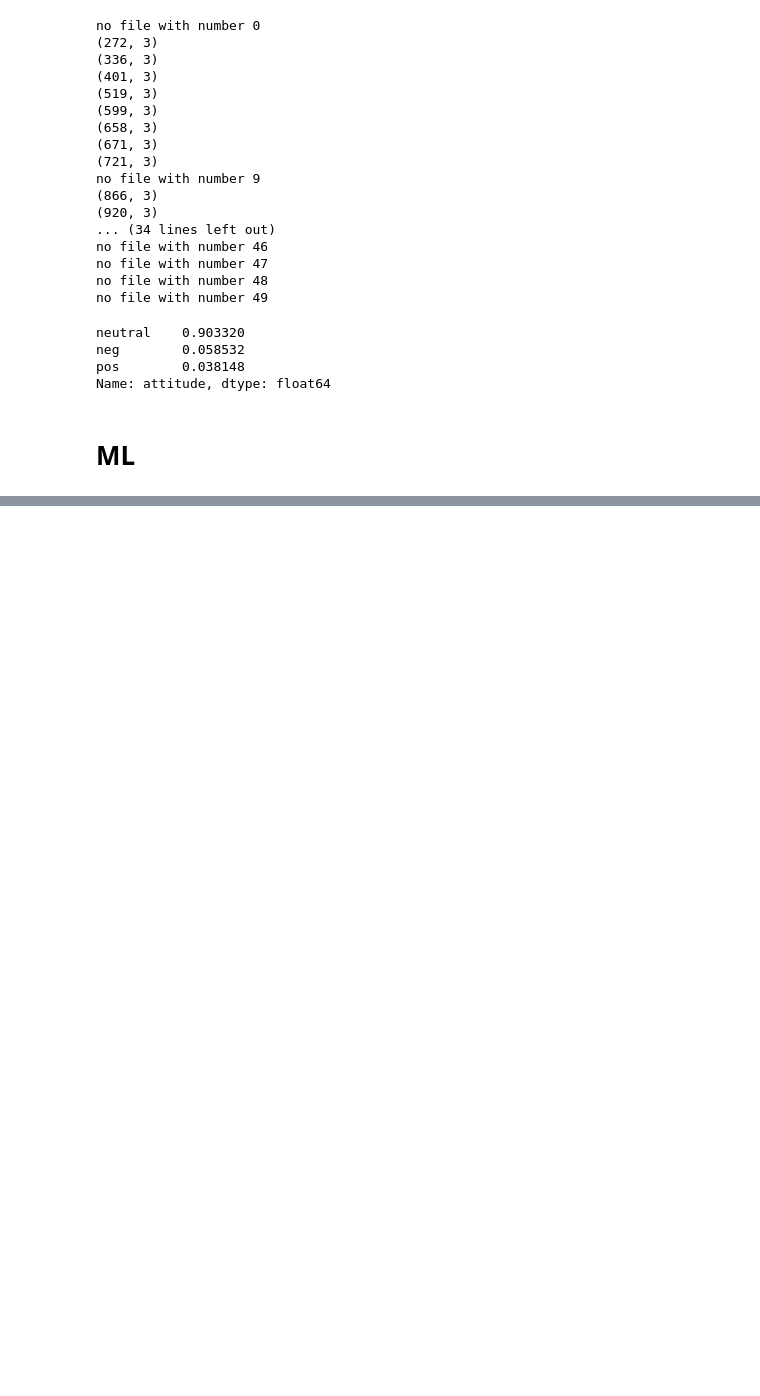
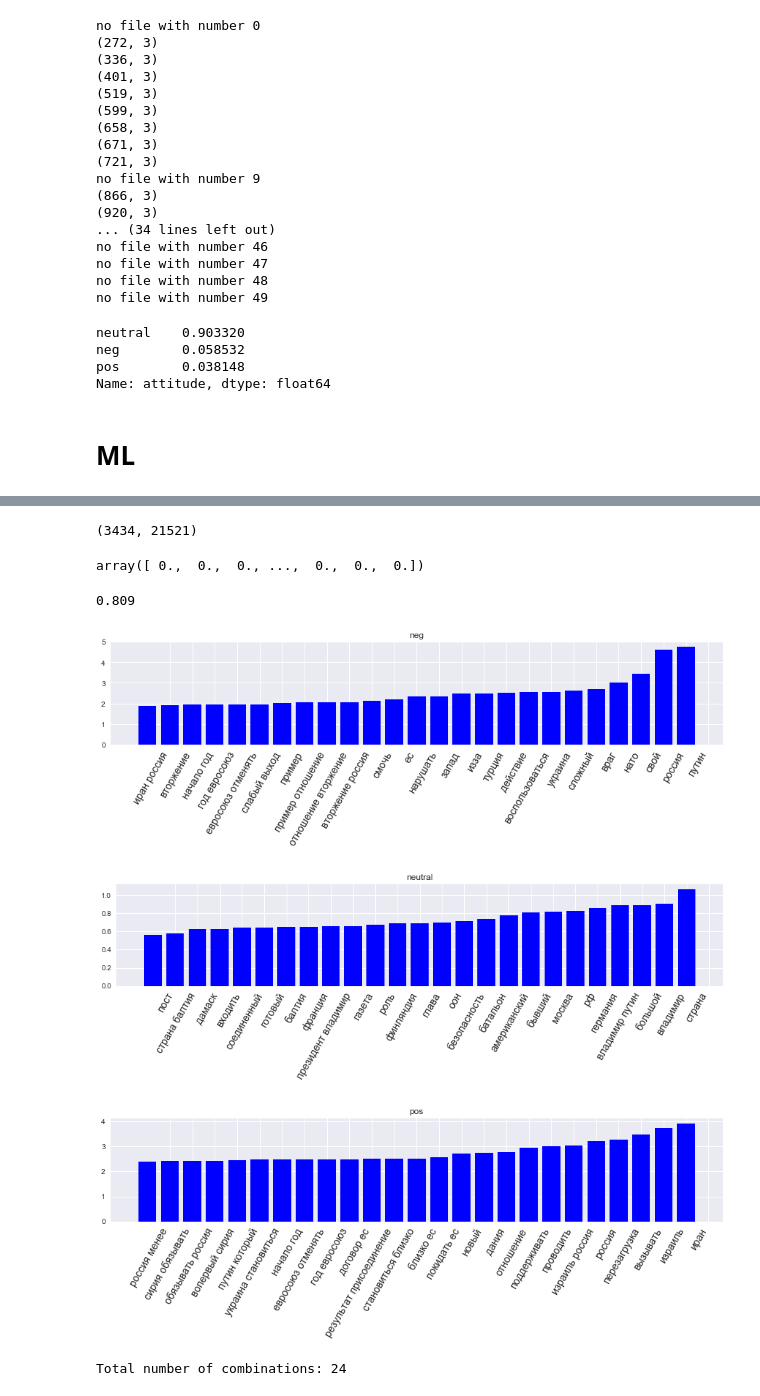
Before and after one commit to DmitrySerg/HSE-NLP-Summer-School, a Jupyter notebook: NLP_summerschool.ipynb, the cells around one changed output, grey strips where cells are left out. Cells and saved outputs as stored; diff of their text form; code cells hidden in the pictures; blank space fills up the shorter version.

```diff
--- a/NLP_summerschool.ipynb
+++ b/NLP_summerschool.ipynb
@@ -458,0 +490,9 @@ FINAL.pair = FINAL.pair.apply(lambda x: x.decode("utf8"))
+# %%
+X_train_vector = tf_vectorizer.fit_transform(FINAL.sentence)
+X_train_vector.shape
+# %% [output]
+(3434, 21521)
+# %%
+X_train_vector.toarray()[0]
+# %% [output]
+array([ 0.,  0.,  0., ...,  0.,  0.,  0.])
@@ -458,0 +504,2 @@ FINAL.pair = FINAL.pair.apply(lambda x: x.decode("utf8"))
+# %%
+Xtr, Xval, ytr, yval  = train_test_split(X_train_vector, y, test_size=0.30, random_state=42)
@@ -458,0 +524,3 @@ FINAL.pair = FINAL.pair.apply(lambda x: x.decode("utf8"))
+# %%
+logit_sgd = SGDClassifier(loss='log', random_state=42, class_weight="balanced")
+rf = RandomForestClassifier(random_state=42, n_jobs=-1, class_weight="balanced")
@@ -458,0 +534,28 @@ FINAL.pair = FINAL.pair.apply(lambda x: x.decode("utf8"))
+# %%
+get_accuracy_score(logit_sgd_oof_pred, ytr)
+# %% [output]
+0.809
+# %%
+logit_sgd.fit(Xtr, ytr)
+logit_sgd_valid_pred = logit_sgd.predict_proba(Xval)
+# %%
+def visualize_coefficients(coef, feature_names, title, plot_num, n_top_features=25):
+    interesting_coefficients = np.argsort(coef)[-n_top_features:]
+
+    plt.figure(figsize=(15, 15))
+    plt.subplot(510+plot_num+1)
+    colors = ["blue" for c in coef[interesting_coefficients]]
+    plt.bar(np.arange(n_top_features), coef[interesting_coefficients], color=colors)
+    feature_names = np.array(feature_names)
+    plt.xticks(np.arange(1, 1 + n_top_features),
+               feature_names[interesting_coefficients], rotation=60, ha="right", fontsize=14);
+    plt.title(title)
+# %%
+titles = ["neg", "neutral", 'pos']
+for i in range(3):
+    visualize_coefficients(logit_sgd.coef_[i,:], tf_vectorizer.get_feature_names(),
+                      title=titles[i], plot_num=i)
+# %% [output]
+[figure, added]
+[figure, added]
+[figure, added]
@@ -458,0 +575,5 @@ FINAL.pair = FINAL.pair.apply(lambda x: x.decode("utf8"))
+# %%
+combinations = np.prod([len(i) for i in rf_params_dist_grid.values()])
+print('Total number of combinations: {}'.format(combinations))
+# %% [output]
+Total number of combinations: 24
```
Also changed, not shown: parts of 31 cells of this notebook.
